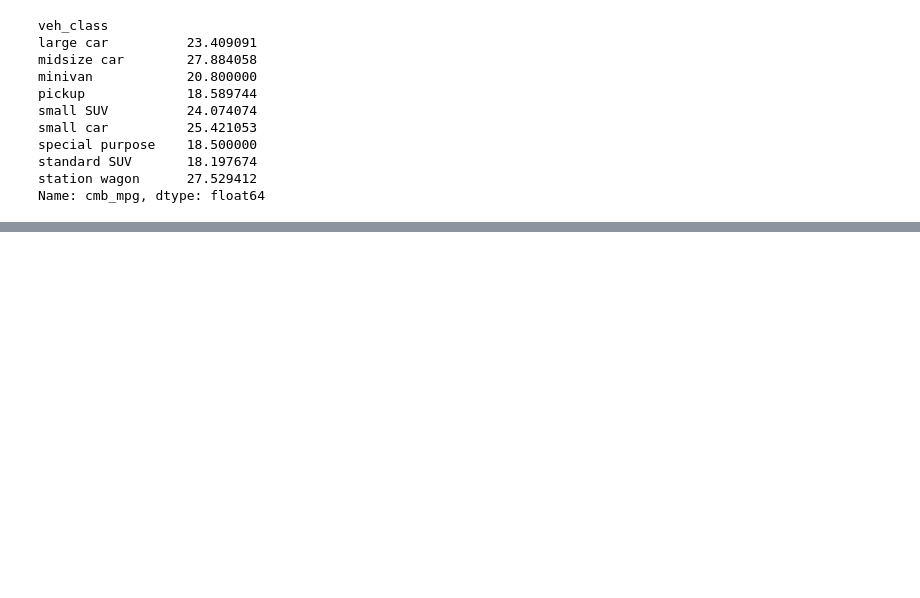
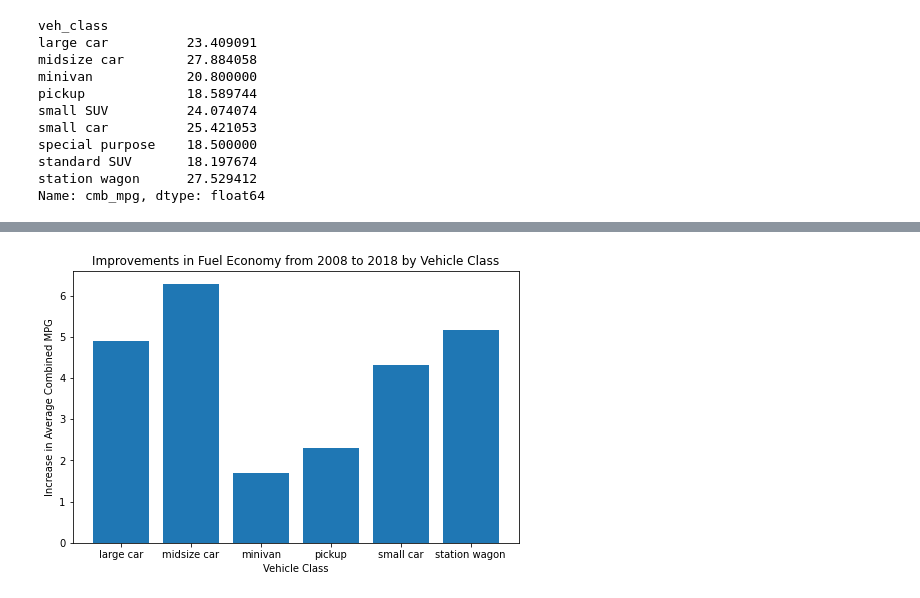
Before and after one commit to mohuma/DAND_data-analysis, a Jupyter notebook: Case Study 2/CaseStudy2.ipynb, the cells around one changed output, grey strips where cells are left out. Saved outputs shown, nothing was run; the diff lists cells and outputs as text; code cells hidden in the pictures; blank space fills up the shorter version.

```diff
--- a/Case Study 2/CaseStudy2.ipynb
+++ b/Case Study 2/CaseStudy2.ipynb
@@ -683,5 +712,6 @@ percent_increase
 # %%
-df_08.groupby(['veh_class'])['cmb_mpg'].mean()
+veh_08 = df_08.groupby(['veh_class'])['cmb_mpg'].mean()
+veh_08
 # %% [output]
 veh_class
 SUV              18.471429
@@ -694,7 +724,8 @@ station wagon    22.366667
 van              14.952381
 Name: cmb_mpg, dtype: float64
 # %%
-df_18.groupby(['veh_class'])['cmb_mpg'].mean()
+veh_18 = df_18.groupby(['veh_class'])['cmb_mpg'].mean()
+veh_18
 # %% [output]
 veh_class
 large car          23.409091
@@ -707,3 +738,6 @@ special purpose    18.500000
 standard SUV       18.197674
 station wagon      27.529412
 Name: cmb_mpg, dtype: float64
+# %%
+inc = veh_18 - veh_08
+inc
@@ -709,0 +758,10 @@ Name: cmb_mpg, dtype: float64
+# %%
+# only plot the classes that exist in both years
+inc.dropna(inplace=True)
+plt.subplots(figsize=(8, 5))
+plt.bar(inc.index, inc)
+plt.title('Improvements in Fuel Economy from 2008 to 2018 by Vehicle Class')
+plt.xlabel('Vehicle Class')
+plt.ylabel('Increase in Average Combined MPG');
+# %% [output]
+[figure, added]
```
Also changed, not shown: parts of 31 cells of this notebook, 3 other files.
